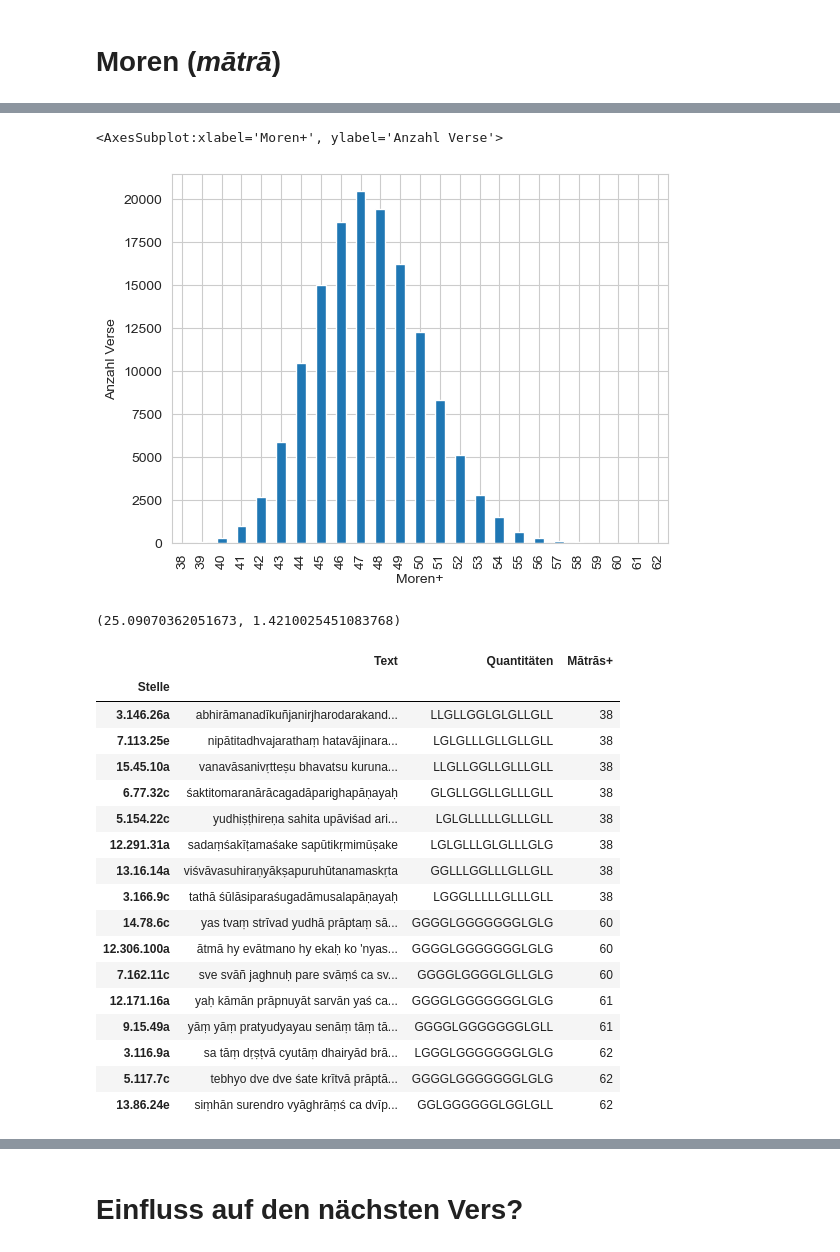
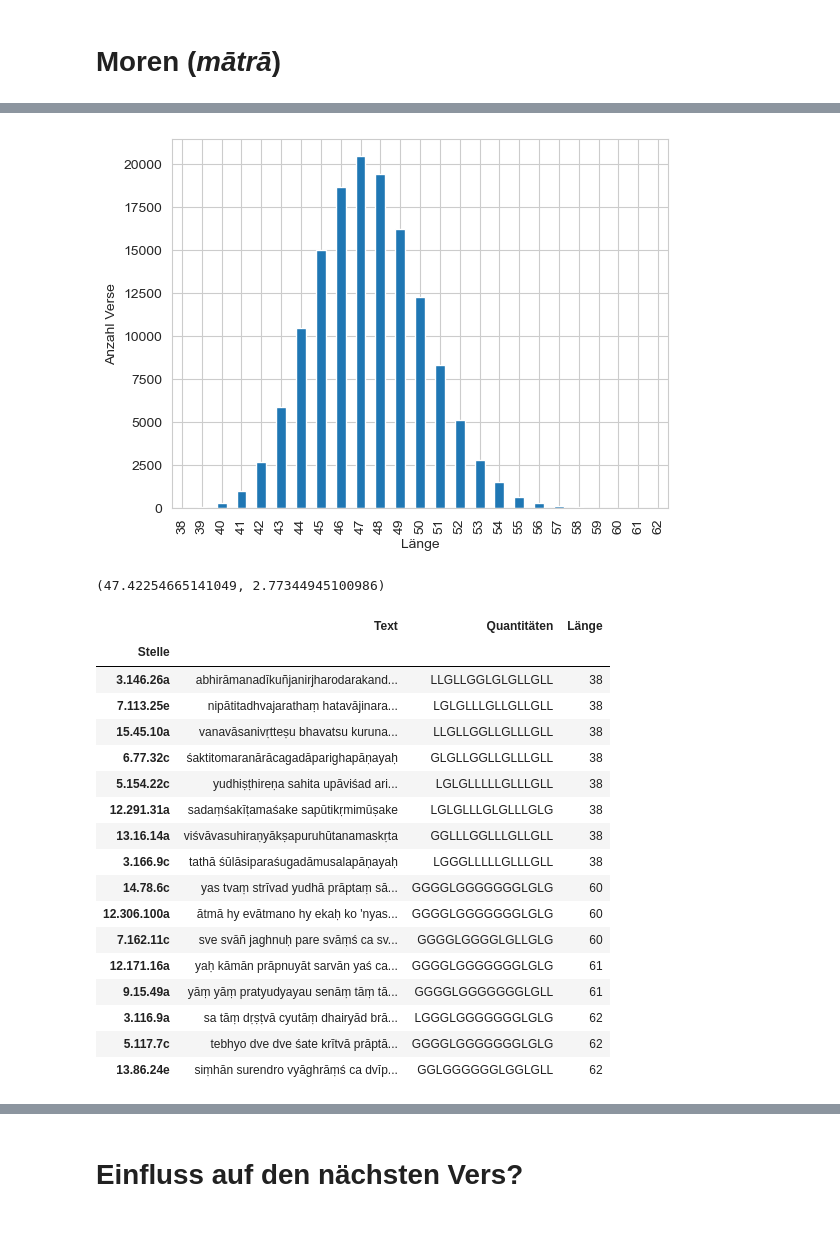
Before and after one commit to kmein/shloka, a Jupyter notebook: statistics.ipynb, the cells around one changed output, grey strips where cells are left out. Cells and saved outputs as stored; diff of their text form; code cells hidden in the pictures.

```diff
--- a/statistics.ipynb
+++ b/statistics.ipynb
@@ -492,3 +501,10 @@ write_table(contingency_quantity_position, "contingency_quantity_position",
+# %%
+x = silbenweise
+x[["Position ", "Pāda "]] = pd.DataFrame(x["Position"].apply(lambda x: ((x-1)%8+1, "ac" if x < 9 else "bd")).tolist(), index=x.index)
+contingency_quantity_position = pd.crosstab([x["Pāda "], x["Quantität"]], x["Position "])
+write_table(contingency_quantity_position, "contingency_quantity_position",
+            caption="Häufigkeit der Quantitäten an den einzelnen Vers-Positionen",
+            heatmap=True, axis="columns")
 # %%
 contingency_quantity_position.style.background_gradient(axis="columns", cmap=cm)
 # %% [output]
@@ -1058,7 +1076,3 @@ reopening_glg
 | 14.57.27c | vajrapāṇir mahātejā dadarśa ca dv... | GLGGLGGGLGLGLGLL |
 # %% [markdown]
 # Moren (_mātrā_)
-# %%
-shlokas["Mātrās"] = shlokas["Quantitäten"].apply(lambda ls: sum(2 if c == "G" else 1 for c in ls))
-shlokas["Mātrās"].value_counts().sort_index().plot.bar(xlabel="Moren", ylabel="Anzahl Verse")
-write_figure("morae-count")
@@ -1067,17 +1079,17 @@ write_figure("morae-count")
 # %%
-shlokas["Mātrās+"] = shlokas["Silbenschema"].apply(lambda sc: sum(2 if x == "V" else 0 if x == "." else 1 for x in sc))
-shlokas["Mātrās+"].value_counts().sort_index().plot.bar(xlabel="Moren+", ylabel="Anzahl Verse")
+shlokas["Länge"] = shlokas["Silbenschema"].apply(lambda sc: sum(2 if x == "V" else 0 if x == "." else 1 for x in sc))
+shlokas["Länge"].value_counts().sort_index().plot.bar(xlabel="Länge", ylabel="Anzahl Verse")
+write_figure("verse-lengths")
 # %% [output]
-<AxesSubplot:xlabel='Moren+', ylabel='Anzahl Verse'>
 [figure]
 # %%
-shlokas["Mātrās"].mean(), shlokas["Mātrās"].std()
+shlokas["Länge"].mean(), shlokas["Länge"].std()
 # %% [output]
-(25.09070362051673, 1.4210025451083768)
+(47.42254665141049, 2.77344945100986)
 # %%
-shlokas.sort_values(by="Mātrās+")[["Text", "Quantitäten", "Mātrās+"]].iloc[np.r_[0:8, -8:0]]
+shlokas.sort_values(by="Länge")[["Text", "Quantitäten", "Länge"]].iloc[np.r_[0:8, -8:0]]
 # %% [output]
-|  | Text | Quantitäten | Mātrās+ |
+|  | Text | Quantitäten | Länge |
 | Stelle |  |  |  |
 | 3.146.26a | abhirāmanadīkuñjanirjharodarakand... | LLGLLGGLGLGLLGLL | 38 |
 | 7.113.25e | nipātitadhvajarathaṃ hatavājinara... | LGLGLLLGLLGLLGLL | 38 |
```
Also changed, not shown: parts of 10 cells of this notebook.
